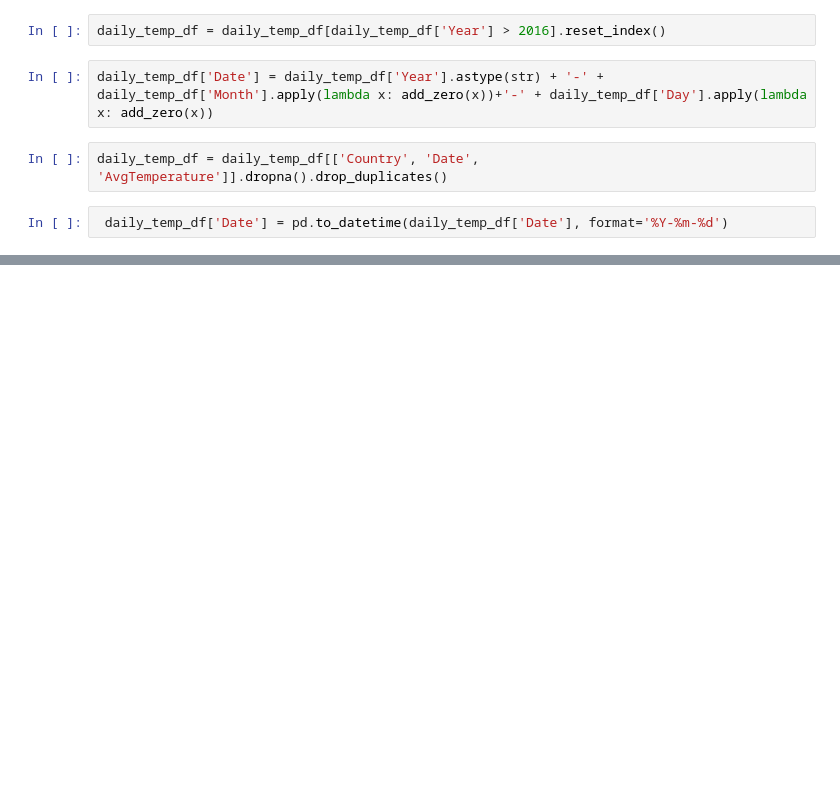
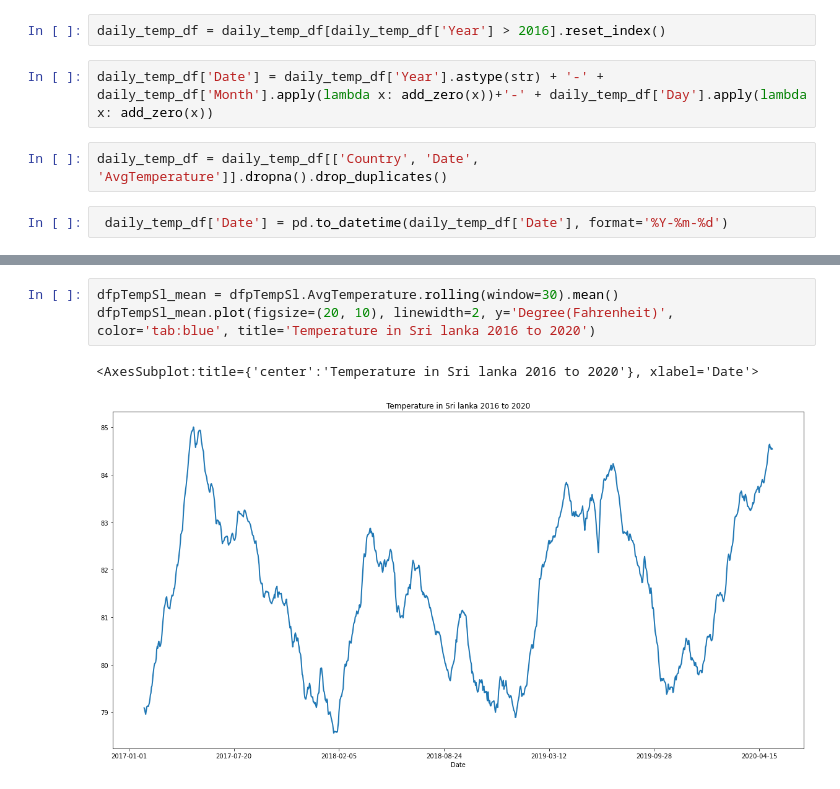
Before and after one commit to ricalanis/unam_curso_python, a Jupyter notebook: time_series/Untitled.ipynb, the cells around one changed output, grey strips where cells are left out. Saved outputs shown, nothing was run; the diff lists cells and outputs as text; blank space fills up the shorter version.

```diff
--- a/time_series/Untitled.ipynb
+++ b/time_series/Untitled.ipynb
@@ -30,0 +68,7 @@ KeyError: 'Sri Lanka'
+# %%
+dfpTempSl_mean = dfpTempSl.AvgTemperature.rolling(window=30).mean()
+dfpTempSl_mean.plot(figsize=(20, 10), linewidth=2, y='Degree(Fahrenheit)',
+color='tab:blue', title='Temperature in Sri lanka 2016 to 2020')
+# %% [output]
+<AxesSubplot:title={'center':'Temperature in Sri lanka 2016 to 2020'}, xlabel='Date'>
+[figure, added]
```
Also changed, not shown: parts of 7 cells of this notebook.
